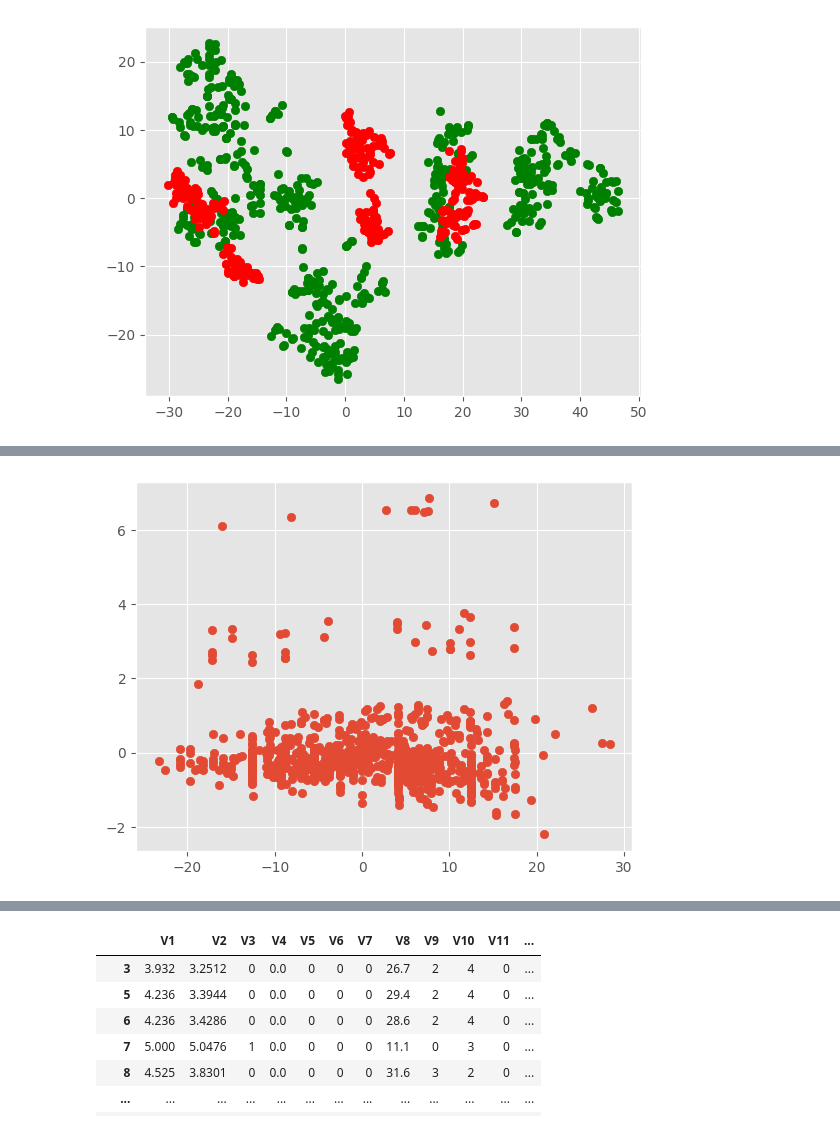
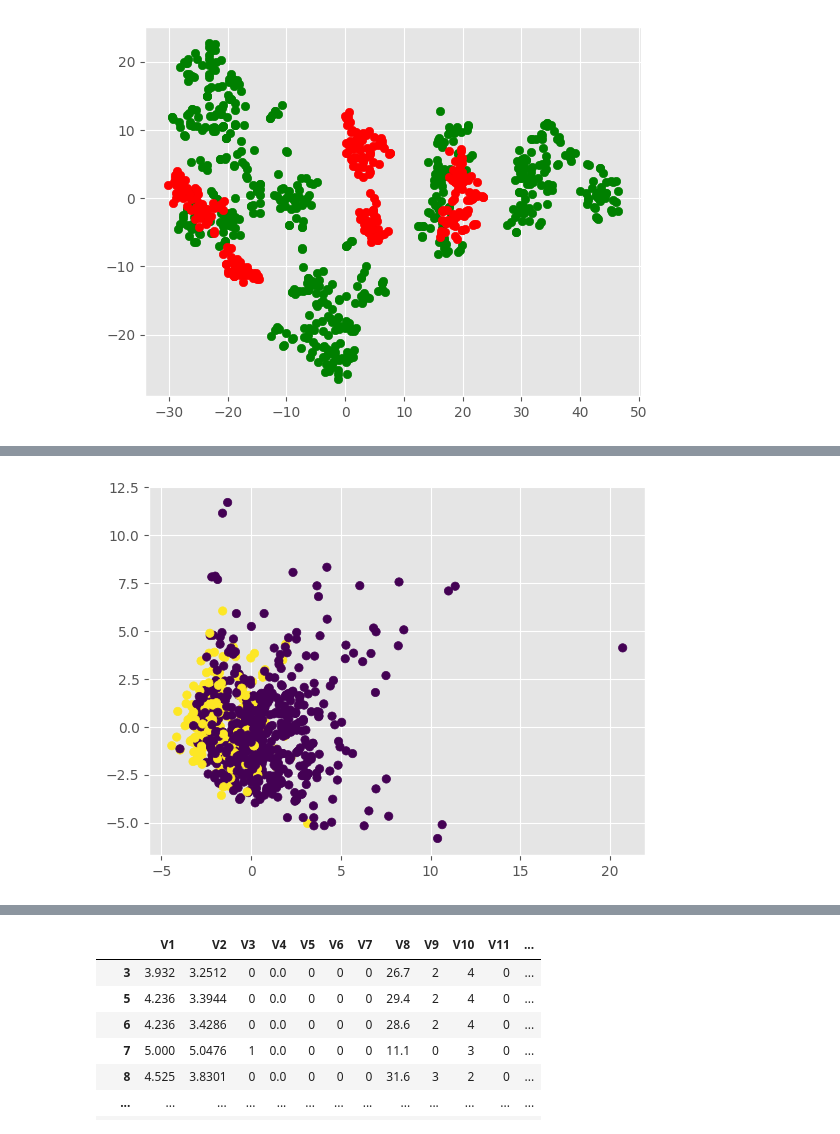
Before and after one commit to TheLukaDragar/IS2, a Jupyter notebook: assigment2.ipynb, the cells around one changed output, grey strips where cells are left out. Cells and saved outputs as stored; diff of their text form; code cells hidden in the pictures.

```diff
--- a/assigment2.ipynb
+++ b/assigment2.ipynb
@@ -369,3 +369,17 @@ for subset in subsets:
 plt.show()
 # %% [output]
 [figure]
+# %%
+from sklearn.preprocessing import StandardScaler
+
+scaler = StandardScaler()
+X_pca = PCA(n_components=3).fit_transform(scaler.fit_transform(X[['V1', 'V8', 'V13', 'V22', 'V36']]))
+
+# Plot the transformed data
+plt.scatter(X_pca[:, 0], X_pca[:, 1], c=Y)
+#plot the vector of the first two principal components
+
+
+
+# Show the plot
+plt.show()
@@ -372,10 +388,15 @@ plt.show()
 # %%
-X_pca = PCA(n_components=2).fit_transform(X[['V1', 'V8', 'V13', 'V22', 'V36']])
+#standardize the data
+
+
+X_pca = PCA(n_components=2).fit_transform(scaler.fit_transform(X))
+
+
 
 # Plot the transformed data
-plt.scatter(X_pca[:, 0], X_pca[:, 1])
+plt.scatter(X_pca[:, 0], X_pca[:, 1], c=Y)
 
 # Show the plot
 plt.show()
 # %% [output]
-[figure, old version]
+[figure, new version]
```
Also changed, not shown: parts of 4 cells of this notebook.
